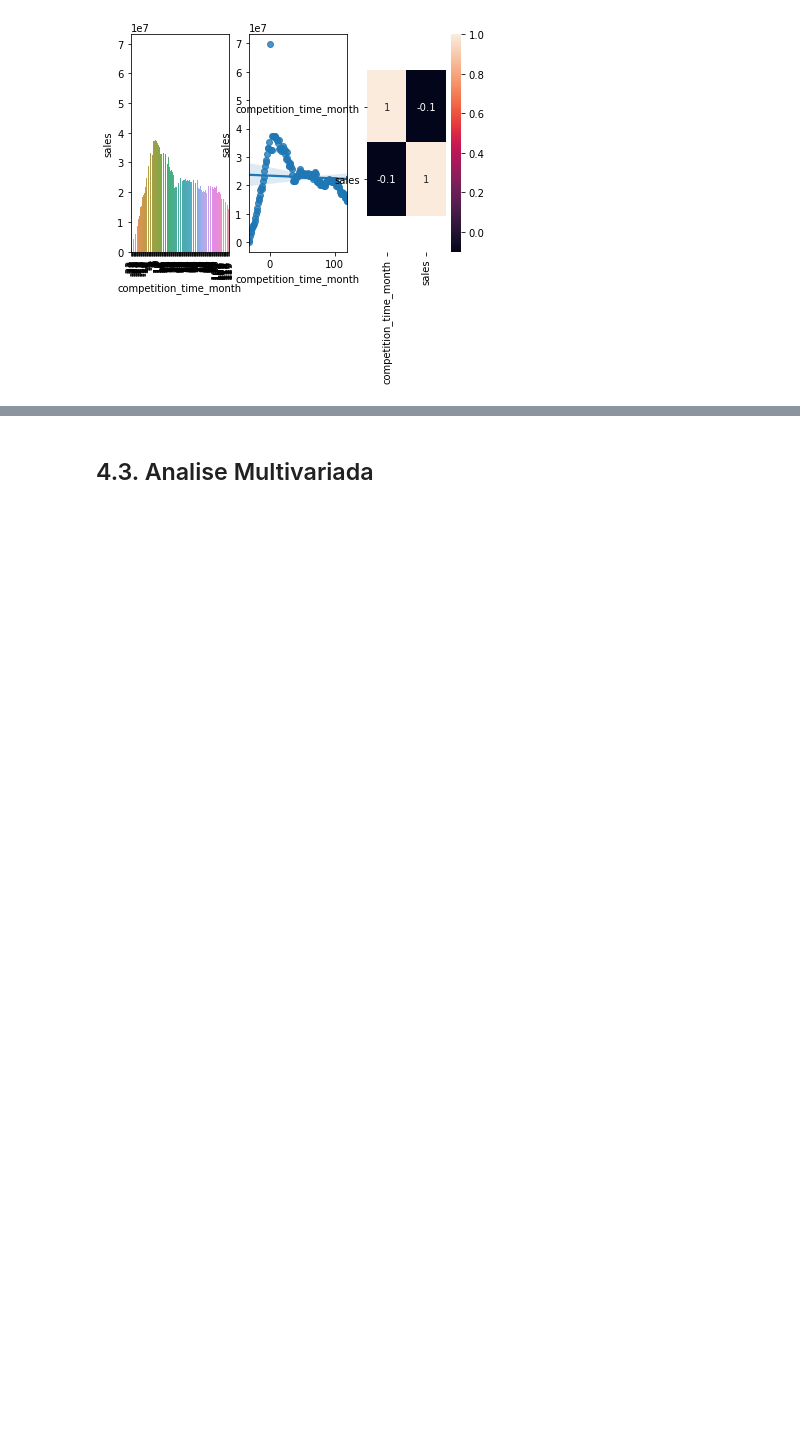
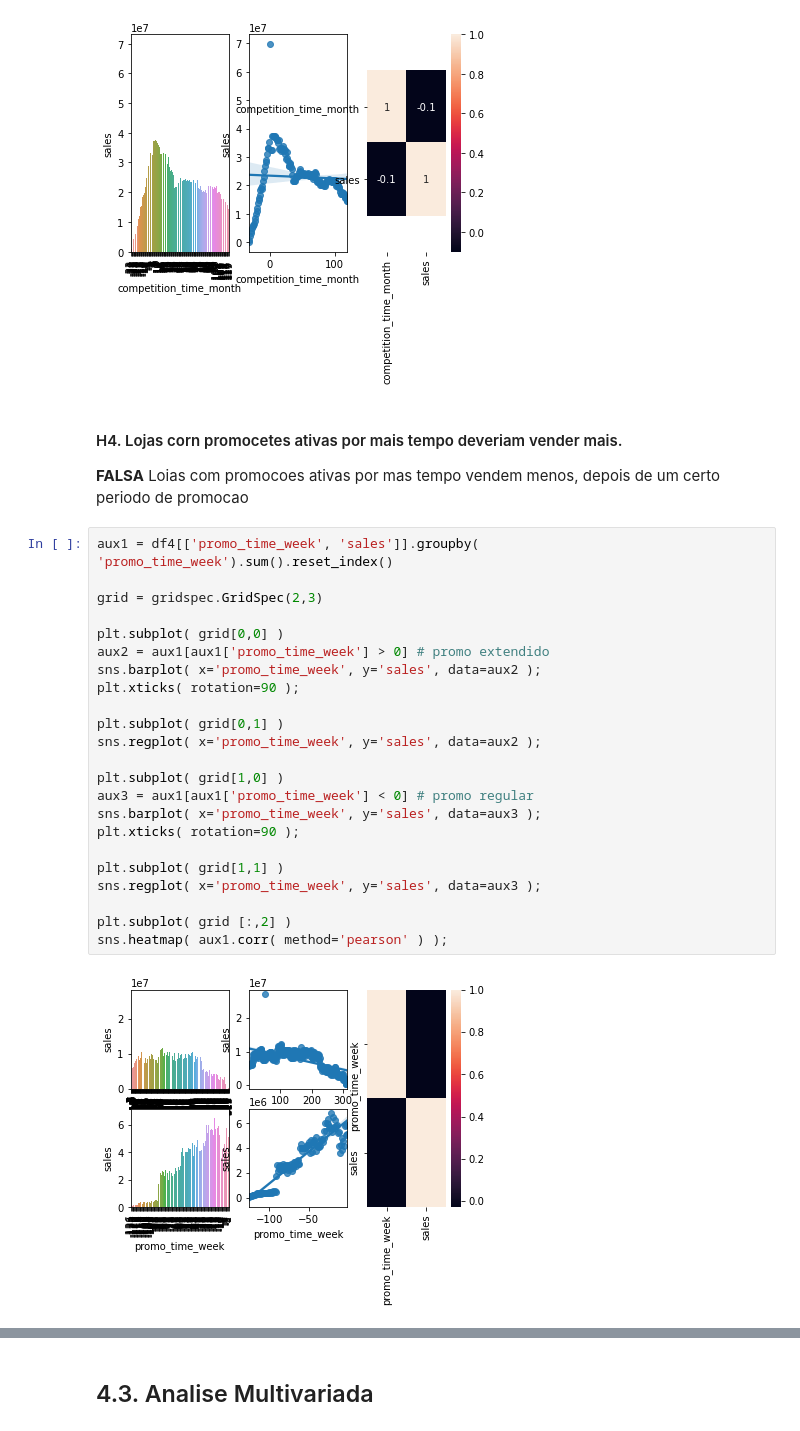
Before and after one commit to TiagoSolon/DS-Rossmann-Store-Sales, a Jupyter notebook: m04_v01_store_sales_prediction.ipynb, the cells around one changed output, grey strips where cells are left out. Cells and saved outputs as stored; diff of their text form; blank space fills up the shorter version.

Commit message:
Update m04_v01_store_sales_prediction.ipynb
validacao de hipoteses H4,H5 e H7.

```diff
--- a/m04_v01_store_sales_prediction.ipynb
+++ b/m04_v01_store_sales_prediction.ipynb
@@ -539,3 +539,31 @@ bottom, top = x.get_ylim()
 x.set_ylim (bottom+0.5, top-0.5);
 # %% [output]
 [figure]
+# %% [markdown]
+#### H4. Lojas corn promocetes ativas por mais tempo deveriam vender mais.
+**FALSA** Loias com promocoes ativas por mas tempo vendem menos, depois de um certo periodo de promocao
+# %%
+aux1 = df4[['promo_time_week', 'sales']].groupby( 'promo_time_week').sum().reset_index()
+
+grid = gridspec.GridSpec(2,3)
+
+plt.subplot( grid[0,0] )
+aux2 = aux1[aux1['promo_time_week'] > 0] # promo extendido
+sns.barplot( x='promo_time_week', y='sales', data=aux2 );
+plt.xticks( rotation=90 );
+
+plt.subplot( grid[0,1] )
+sns.regplot( x='promo_time_week', y='sales', data=aux2 );
+
+plt.subplot( grid[1,0] )
+aux3 = aux1[aux1['promo_time_week'] < 0] # promo regular
+sns.barplot( x='promo_time_week', y='sales', data=aux3 );
+plt.xticks( rotation=90 );
+
+plt.subplot( grid[1,1] )
+sns.regplot( x='promo_time_week', y='sales', data=aux3 );
+
+plt.subplot( grid [:,2] )
+sns.heatmap( aux1.corr( method='pearson' ) );
+# %% [output]
+[figure, added]
```
Also changed, not shown: parts of 9 cells of this notebook.
